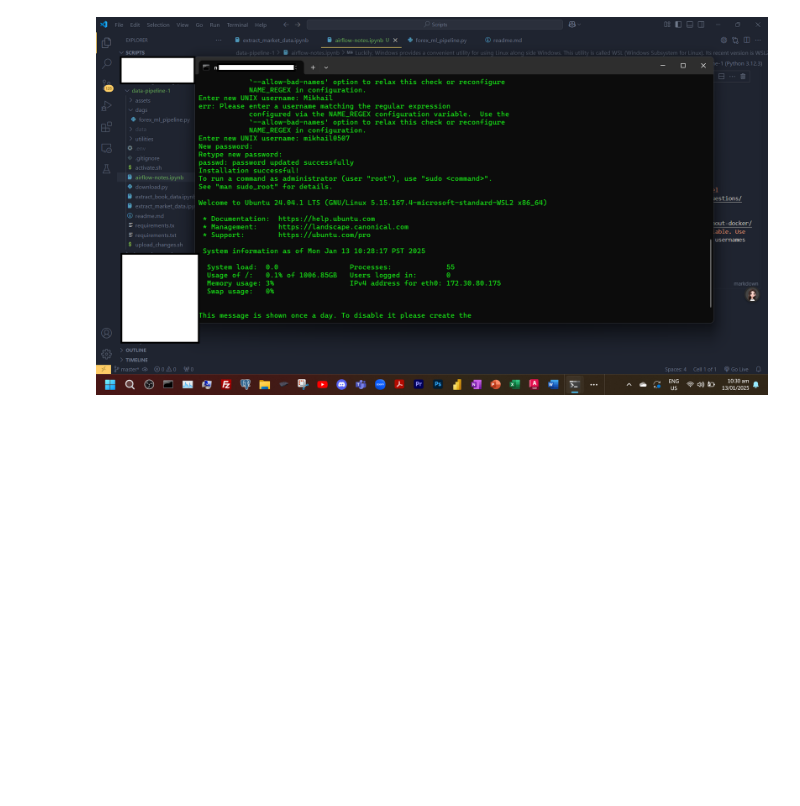
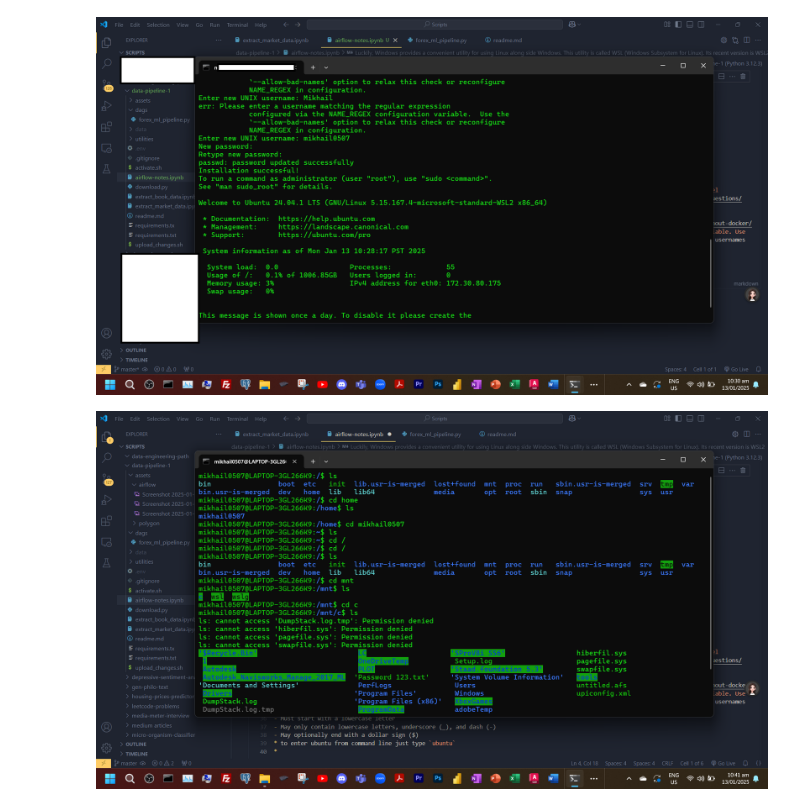
Before and after one commit to 08Aristodemus24/data-pipeline-1, a Jupyter notebook: airflow-notes.ipynb, the cells around one changed output. Cells and saved outputs as stored; diff of their text form; code cells hidden in the pictures; blank space fills up the shorter version.

```diff
--- a/airflow-notes.ipynb
+++ b/airflow-notes.ipynb
@@ -61,3 +62,7 @@ display(airflow_imgs[1])
 display(airflow_imgs[2])
 # %% [output]
 [figure]
+# %%
+display(airflow_imgs[3])
+# %% [output]
+[figure, added]
```
Also changed, not shown: parts of 7 cells of this notebook, 15 other files.
